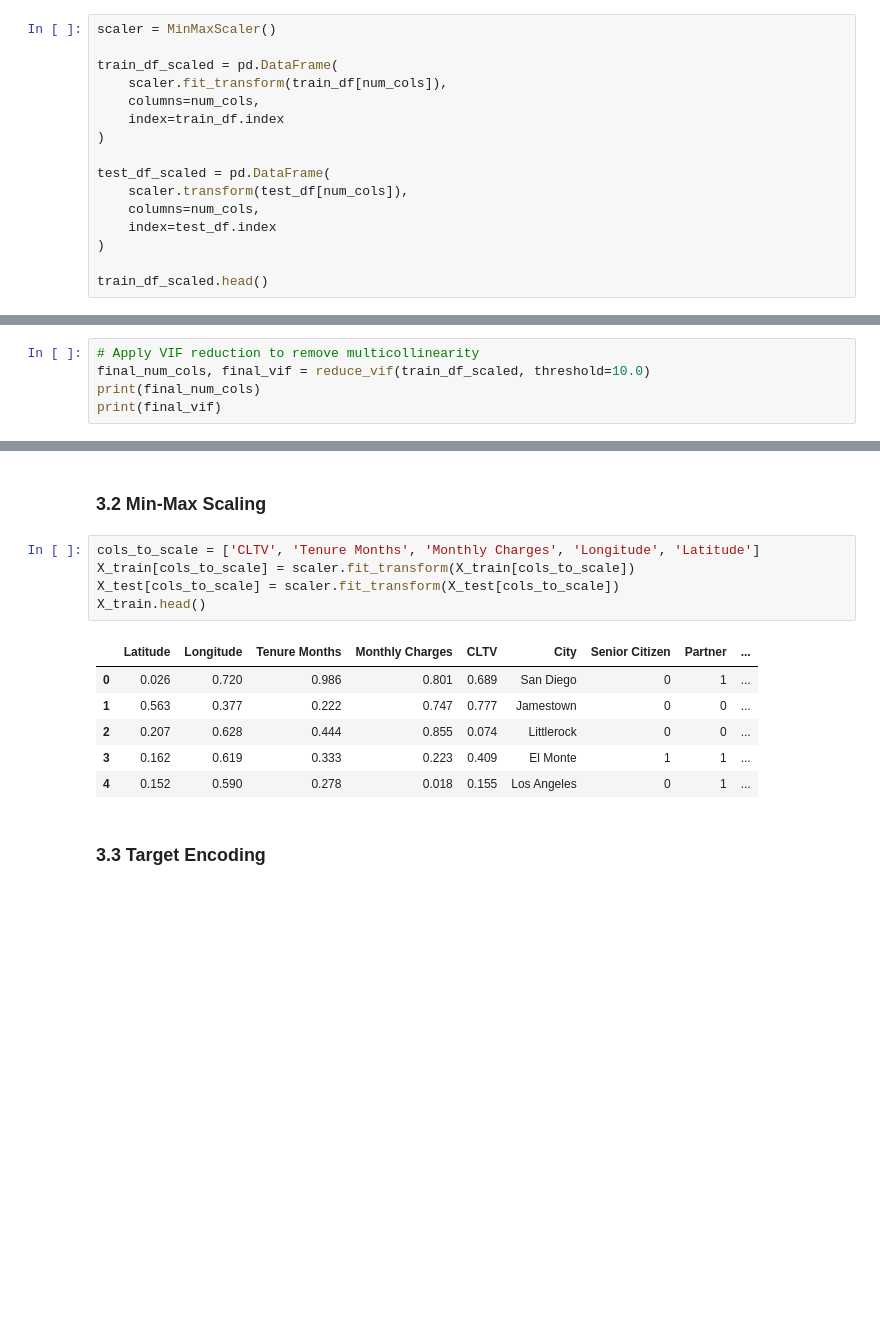
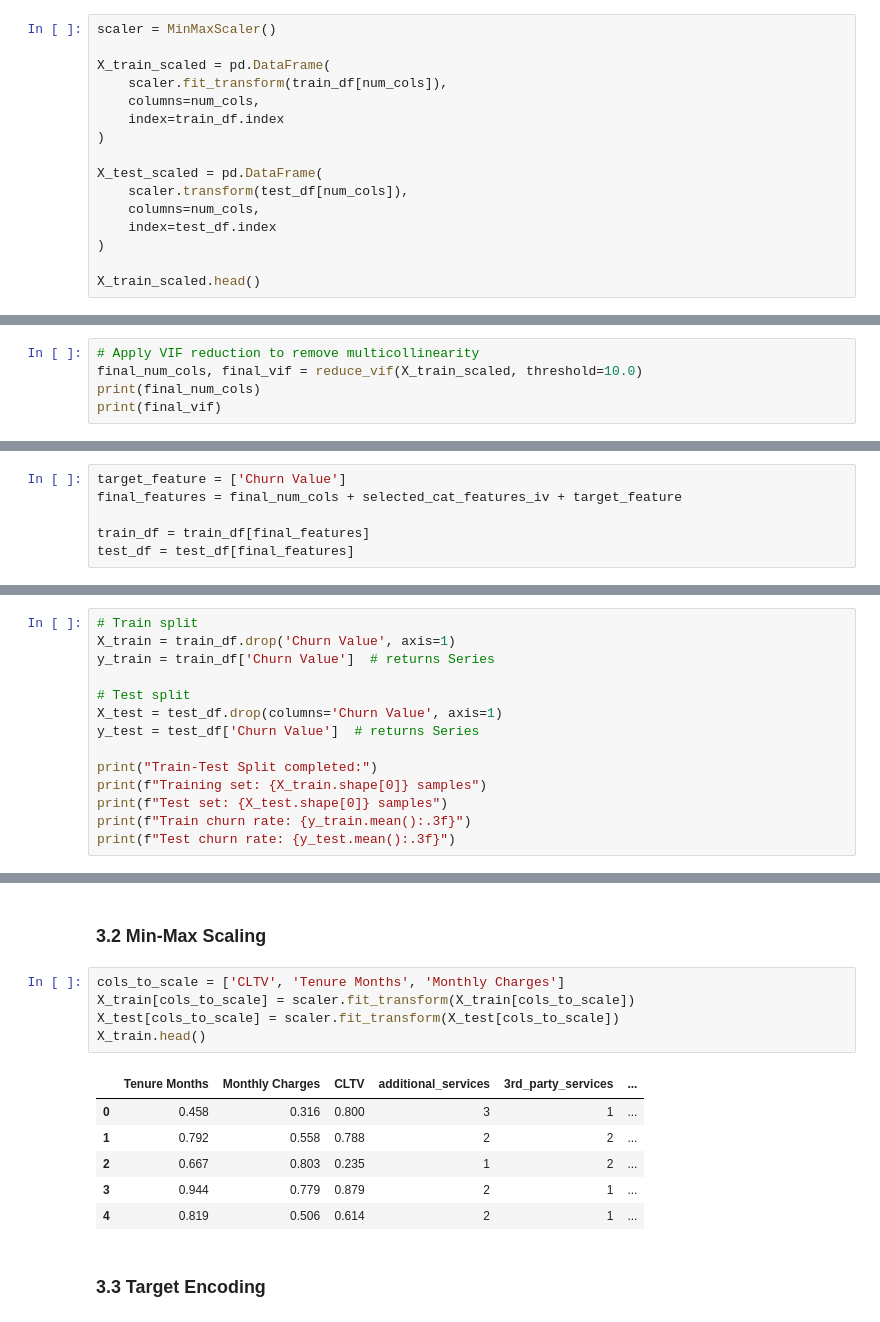
Before and after one commit to lintosunny/churn-x, a Jupyter notebook: ml/notebooks/feature_engineering.ipynb, the cells around one changed output, grey strips where cells are left out. Cells and saved outputs as stored; diff of their text form; blank space fills up the shorter version.

Commit message:
started model training

```diff
--- a/ml/notebooks/feature_engineering.ipynb
+++ b/ml/notebooks/feature_engineering.ipynb
@@ -194,17 +276,17 @@ num_cols
 # %%
 scaler = MinMaxScaler()
 
-train_df_scaled = pd.DataFrame(
+X_train_scaled = pd.DataFrame(
     scaler.fit_transform(train_df[num_cols]),
     columns=num_cols,
     index=train_df.index
 )
 
-test_df_scaled = pd.DataFrame(
+X_test_scaled = pd.DataFrame(
     scaler.transform(test_df[num_cols]),
     columns=num_cols,
     index=test_df.index
 )
 
-train_df_scaled.head()
+X_train_scaled.head()
 # %% [output]
@@ -277,6 +362,6 @@ Initial VIF values:
 # %%
 # Apply VIF reduction to remove multicollinearity
-final_num_cols, final_vif = reduce_vif(train_df_scaled, threshold=10.0)
+final_num_cols, final_vif = reduce_vif(X_train_scaled, threshold=10.0)
 print(final_num_cols)
 print(final_vif)
 # %% [output]
@@ -347,0 +393,6 @@ Test churn rate: 59.865
+# %%
+target_feature = ['Churn Value']
+final_features = final_num_cols + selected_cat_features_iv + target_feature
+
+train_df = train_df[final_features]
+test_df = test_df[final_features]
@@ -347,0 +401,14 @@ Test churn rate: 59.865
+# %%
+# Train split
+X_train = train_df.drop('Churn Value', axis=1)
+y_train = train_df['Churn Value']  # returns Series
+
+# Test split
+X_test = test_df.drop(columns='Churn Value', axis=1)
+y_test = test_df['Churn Value']  # returns Series
+
+print("Train-Test Split completed:")
+print(f"Training set: {X_train.shape[0]} samples")
+print(f"Test set: {X_test.shape[0]} samples")
+print(f"Train churn rate: {y_train.mean():.3f}")
+print(f"Test churn rate: {y_test.mean():.3f}")
@@ -389,17 +462,17 @@ for col in cols_to_label_encode:
 # %% [markdown]
 ### 3.2 Min-Max Scaling
 # %%
-cols_to_scale = ['CLTV', 'Tenure Months', 'Monthly Charges', 'Longitude', 'Latitude']
+cols_to_scale = ['CLTV', 'Tenure Months', 'Monthly Charges']
 X_train[cols_to_scale] = scaler.fit_transform(X_train[cols_to_scale])
 X_test[cols_to_scale] = scaler.fit_transform(X_test[cols_to_scale])
 X_train.head()
 # %% [output]
-|  | Latitude | Longitude | Tenure Months | Monthly Charges | CLTV | City | Senior Citizen | Partner | ... |
-| 0 | 0.026 | 0.720 | 0.986 | 0.801 | 0.689 | San Diego | 0 | 1 | ... |
-| 1 | 0.563 | 0.377 | 0.222 | 0.747 | 0.777 | Jamestown | 0 | 0 | ... |
-| 2 | 0.207 | 0.628 | 0.444 | 0.855 | 0.074 | Littlerock | 0 | 0 | ... |
-| 3 | 0.162 | 0.619 | 0.333 | 0.223 | 0.409 | El Monte | 1 | 1 | ... |
-| 4 | 0.152 | 0.590 | 0.278 | 0.018 | 0.155 | Los Angeles | 0 | 1 | ... |
+|  | Tenure Months | Monthly Charges | CLTV | additional_services | 3rd_party_services | ... |
+| 0 | 0.458 | 0.316 | 0.800 | 3 | 1 | ... |
+| 1 | 0.792 | 0.558 | 0.788 | 2 | 2 | ... |
+| 2 | 0.667 | 0.803 | 0.235 | 1 | 2 | ... |
+| 3 | 0.944 | 0.779 | 0.879 | 2 | 1 | ... |
+| 4 | 0.819 | 0.506 | 0.614 | 2 | 1 | ... |
 # %% [markdown]
 ### 3.3 Target Encoding
 # %%
```
Also changed, not shown: parts of 35 cells of this notebook, 15 other files.
